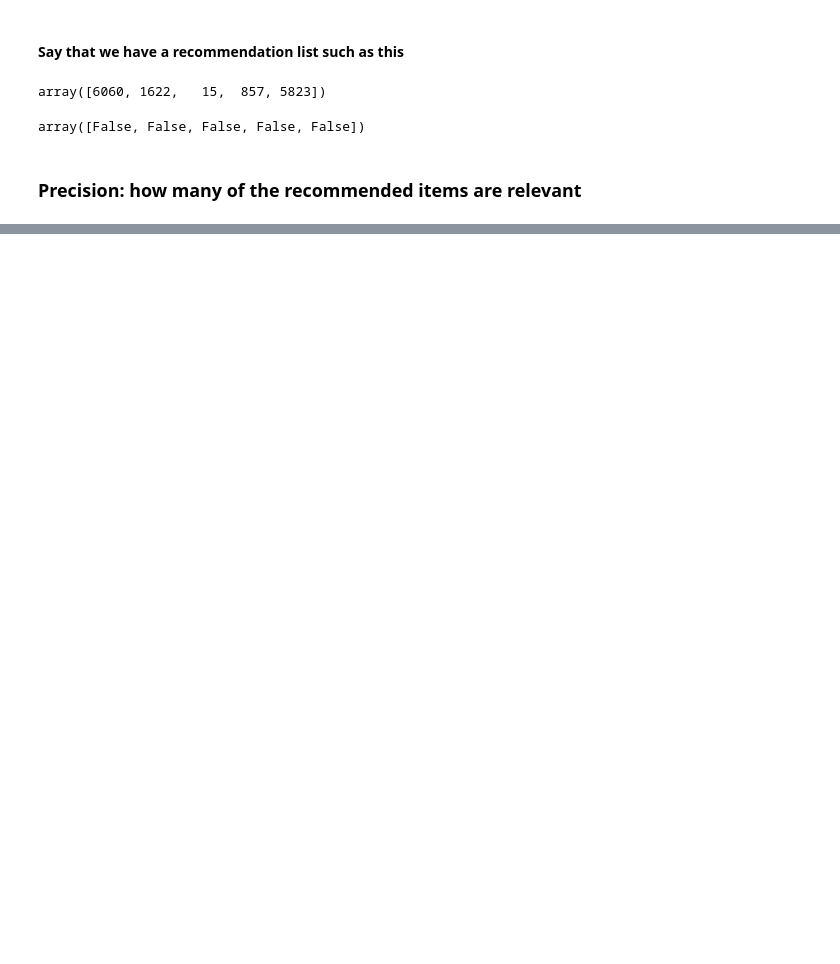
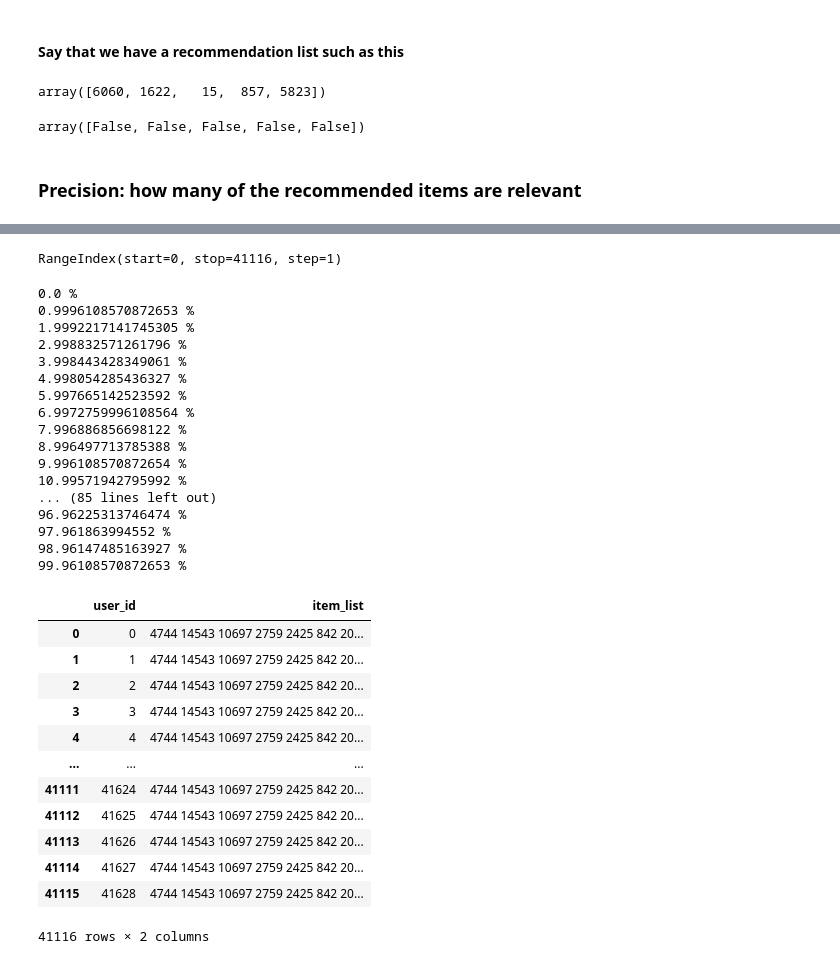
Before and after one commit to baba72210/MyRecommenderSystem, a Jupyter notebook: firsttestnotebook.ipynb, the cells around one changed output, grey strips where cells are left out. Saved outputs shown, nothing was run; the diff lists cells and outputs as text; code cells hidden in the pictures; blank space fills up the shorter version.

Commit message:
First Submission with top pop recommender

```diff
--- a/firsttestnotebook.ipynb
+++ b/firsttestnotebook.ipynb
@@ -49,7 +53,6 @@ user_original_ID_to_index = pd.Series(mapped_id, index=original_id)
 mapped_id, original_id = pd.factorize(URM_dataframe["ItemID"].unique())
 item_original_ID_to_index = pd.Series(mapped_id, index=original_id)
 # %%
-URM_dataframe["UserID"] = URM_dataframe["UserID"].map(user_original_ID_to_index)
 URM_dataframe["ItemID"] = URM_dataframe["ItemID"].map(item_original_ID_to_index)
 URM_dataframe.dtypes
 # %% [output]
@@ -221,0 +249,7 @@ def AP(recommended_items, relevant_items):
+# %%
+randomRecommender = RandomRecommender()
+randomRecommender.fit(URM_train)
+#On entraine le modèle sur la matrice URM_train
+
+for user_id in range(10):
+    print(randomRecommender.recommend(user_id, at=5))
@@ -221,0 +309,21 @@ def AP(recommended_items, relevant_items):
+# %%
+class TopPopRecommender(object):
+
+    def fit(self, URM_train):
+
+        item_popularity = np.ediff1d(URM_train.tocsc().indptr)
+
+        # We are not interested in sorting the popularity value,
+        # but to order the items according to it
+        self.popular_items = np.argsort(item_popularity)
+        self.popular_items = np.flip(self.popular_items, axis = 0)
+
+
+    def recommend(self, user_id, at=5):
+
+        recommended_items = self.popular_items[0:at]
+
+        return recommended_items
+# %%
+TopPopRecommender = TopPopRecommender()
+TopPopRecommender.fit(URM_train)
@@ -221,0 +334,45 @@ def AP(recommended_items, relevant_items):
+# %%
+submission = submission_sample.copy()
+submission_sample.index
+# %% [output]
+RangeIndex(start=0, stop=41116, step=1)
+# %%
+for i in submission_sample.index:
+    submission_sample.loc[i, 'item_list'] = ' '.join([str(s) for s in TopPopRecommender.recommend(i, at=10)])
+    if i%411==0 :
+        print(i/len(submission_sample.index)*100, '%')
+    #print(submission['user_id'][i], i)
+
+submission_sample
+#submission.to_csv("sample_submission.csv", index=False)
+# %% [output]
+0.0 %
+0.9996108570872653 %
+1.9992217141745305 %
+2.998832571261796 %
+3.998443428349061 %
+4.998054285436327 %
+5.997665142523592 %
+6.9972759996108564 %
+7.996886856698122 %
+8.996497713785388 %
+9.996108570872654 %
+10.99571942795992 %
+... (85 lines left out)
+96.96225313746474 %
+97.961863994552 %
+98.96147485163927 %
+99.96108570872653 %
+|  | user_id | item_list |
+| 0 | 0 | 4744 14543 10697 2759 2425 842 20... |
+| 1 | 1 | 4744 14543 10697 2759 2425 842 20... |
+| 2 | 2 | 4744 14543 10697 2759 2425 842 20... |
+| 3 | 3 | 4744 14543 10697 2759 2425 842 20... |
+| 4 | 4 | 4744 14543 10697 2759 2425 842 20... |
+| ... | ... | ... |
+| 41111 | 41624 | 4744 14543 10697 2759 2425 842 20... |
+| 41112 | 41625 | 4744 14543 10697 2759 2425 842 20... |
+| 41113 | 41626 | 4744 14543 10697 2759 2425 842 20... |
+| 41114 | 41627 | 4744 14543 10697 2759 2425 842 20... |
+| 41115 | 41628 | 4744 14543 10697 2759 2425 842 20... |
+41116 rows × 2 columns
```
Also changed, not shown: parts of 19 cells of this notebook.
